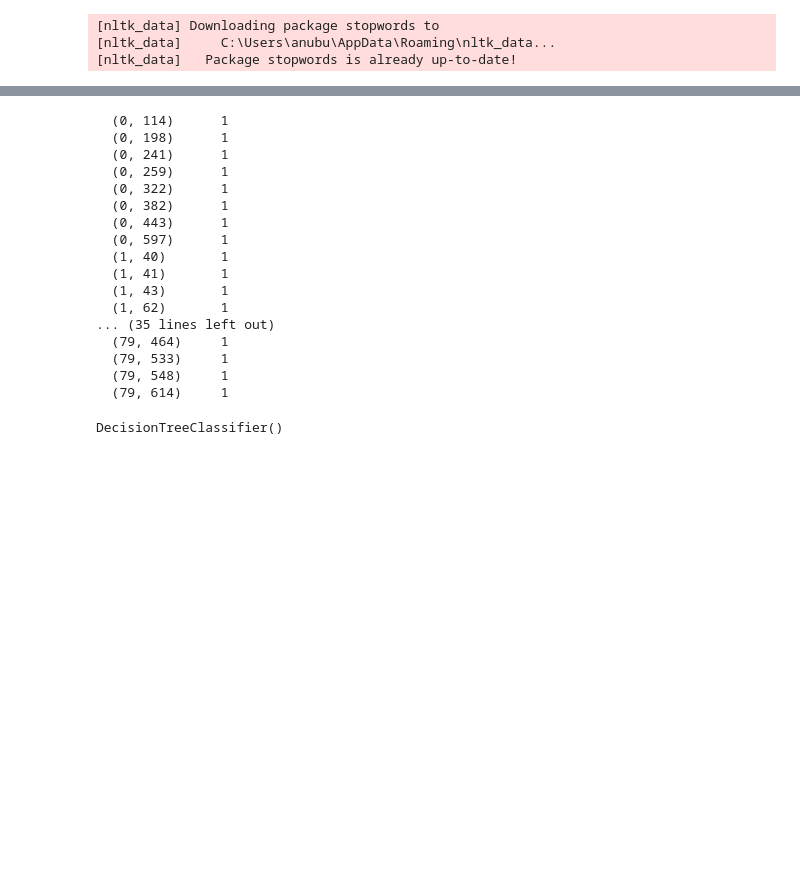
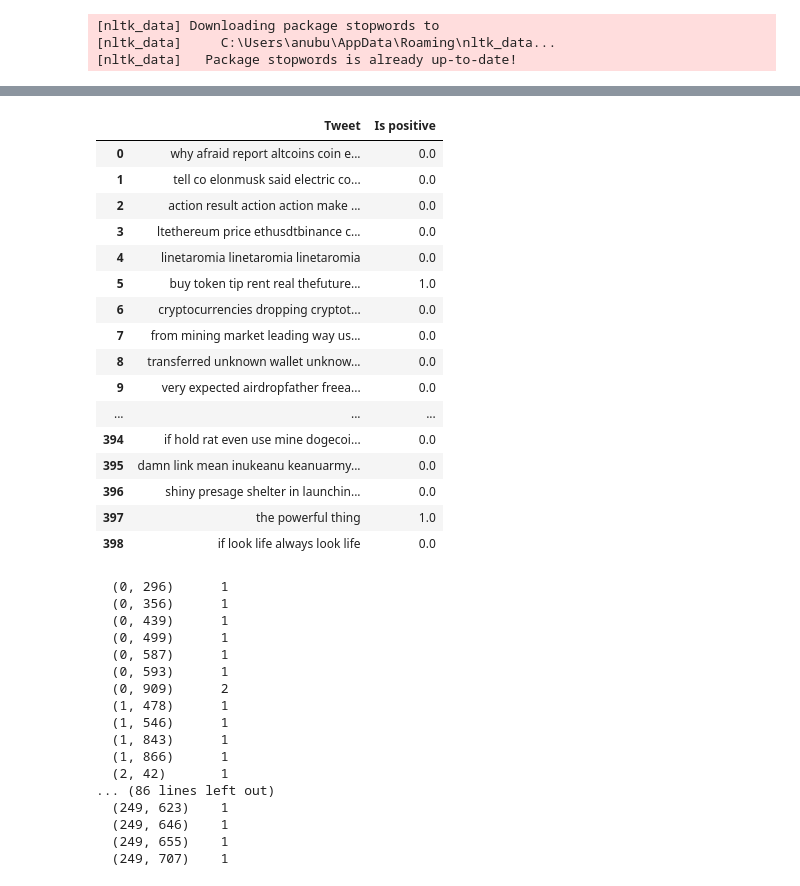
Before and after one commit to ZuchowskiP/Python-Project, a Jupyter notebook: Projekt/Projekt.ipynb, the cells around one changed output, grey strips where cells are left out. Saved outputs shown, nothing was run; the diff lists cells and outputs as text; code cells hidden in the pictures; blank space fills up the shorter version.

```diff
--- a/Projekt/Projekt.ipynb
+++ b/Projekt/Projekt.ipynb
@@ -361,3 +223,0 @@ predictions = [1,0,1,1,1,1,1,1,1,0,1,0,0,1,0,0,1,1,0,0,0,1,1,1,0,0,1,1,0,1,0,1,0
-# %%
-#Evaluated the tweets and assigned 1 -> i it's positive 0 -> if it's negative/neutral
-pandasTweet['Personal evalument'] = predictions
@@ -375,0 +224,24 @@ sent_test = pandasTweet['sentiment']
+# %%
+pandasTweet.loc[pandasTweet['sentiment'] >= 0.2, 'Is positive'] = 1
+pandasTweet.loc[pandasTweet['sentiment'] < 0.2, 'Is positive'] = 0
+# %%
+pd.set_option('display.max_rows', None)
+pandasTweet[['Tweet', 'Is positive']]
+# %% [output]
+|  | Tweet | Is positive |
+| 0 | why afraid report altcoins coin e... | 0.0 |
+| 1 | tell co elonmusk said electric co... | 0.0 |
+| 2 | action result action action make ... | 0.0 |
+| 3 | ltethereum price ethusdtbinance c... | 0.0 |
+| 4 | linetaromia linetaromia linetaromia | 0.0 |
+| 5 | buy token tip rent real thefuture... | 1.0 |
+| 6 | cryptocurrencies dropping cryptot... | 0.0 |
+| 7 | from mining market leading way us... | 0.0 |
+| 8 | transferred unknown wallet unknow... | 0.0 |
+| 9 | very expected airdropfather freea... | 0.0 |
+| ... | ... | ... |
+| 394 | if hold rat even use mine dogecoi... | 0.0 |
+| 395 | damn link mean inukeanu keanuarmy... | 0.0 |
+| 396 | shiny presage shelter in launchin... | 0.0 |
+| 397 | the powerful thing | 1.0 |
+| 398 | if look life always look life | 0.0 |
@@ -376,32 +261,25 @@ sent_test = pandasTweet['sentiment']
 # %%
-#Vectorizing
 count_vect = CountVectorizer(analyzer='word', token_pattern=r'\w{1,}')
-count_vect.fit(pandasTweet['Tweet'])
-
-xtrain_count =  count_vect.transform(train)
-xtest_count =  count_vect.transform(test)
-print (xtrain_count)
+count_vect.fit(traindf['Text'])
+xtrain_count =  count_vect.transform(train_x)
+xvalid_count =  count_vect.transform(valid_x)
+print(xtrain_count)
+print(xvalid_count)
 # %% [output]
-  (0, 114)      1
-  (0, 198)      1
-  (0, 241)      1
-  (0, 259)      1
-  (0, 322)      1
-  (0, 382)      1
-  (0, 443)      1
-  (0, 597)      1
-  (1, 40)       1
-  (1, 41)       1
-  (1, 43)       1
-  (1, 62)       1
-... (35 lines left out)
-  (79, 464)     1
-  (79, 533)     1
-  (79, 548)     1
-  (79, 614)     1
+  (0, 296)      1
+  (0, 356)      1
+  (0, 439)      1
+  (0, 499)      1
+  (0, 587)      1
+  (0, 593)      1
+  (0, 909)      2
+  (1, 478)      1
+  (1, 546)      1
+  (1, 843)      1
+  (1, 866)      1
+  (2, 42)       1
+... (86 lines left out)
+  (249, 623)    1
+  (249, 646)    1
+  (249, 655)    1
+  (249, 707)    1
-# %%
-#Training the model
-clf = tree.DecisionTreeClassifier()
-clf.fit(xtrain_count, pred_train)
-# %% [output]
-DecisionTreeClassifier()
```
Also changed, not shown: parts of 47 cells of this notebook, 1 other file.
